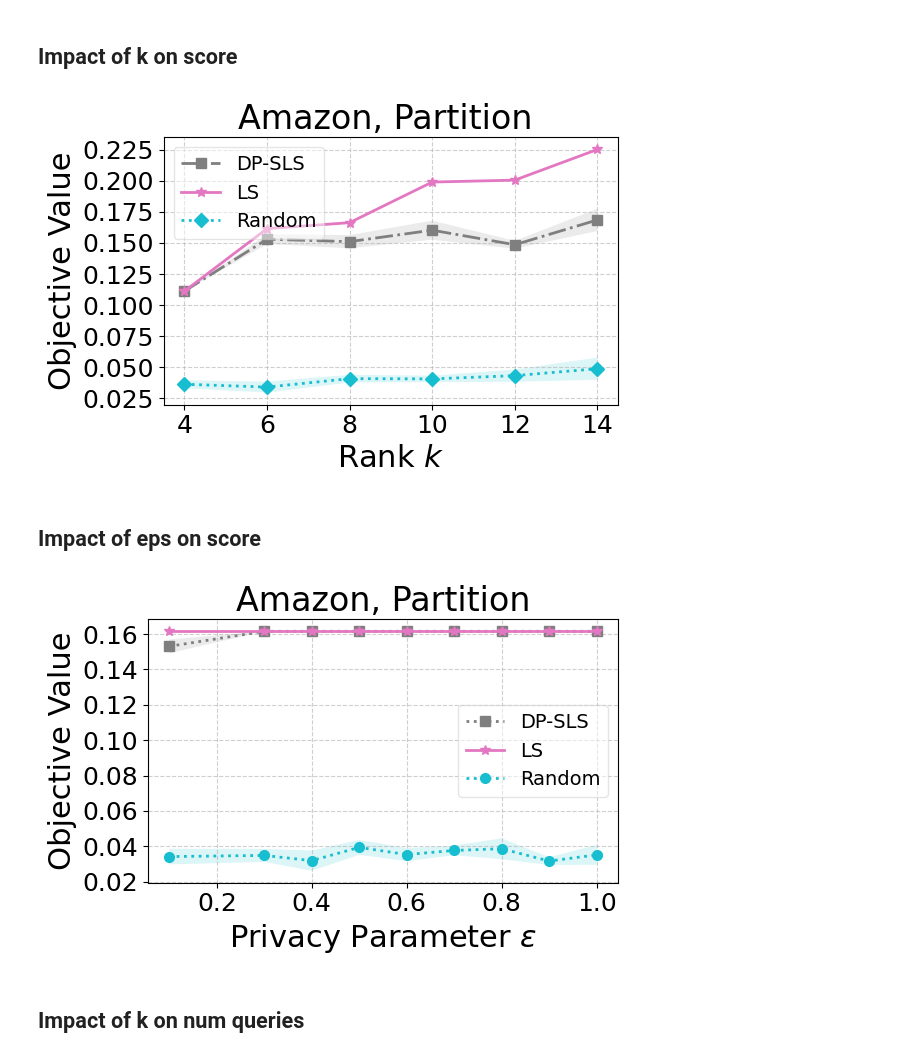
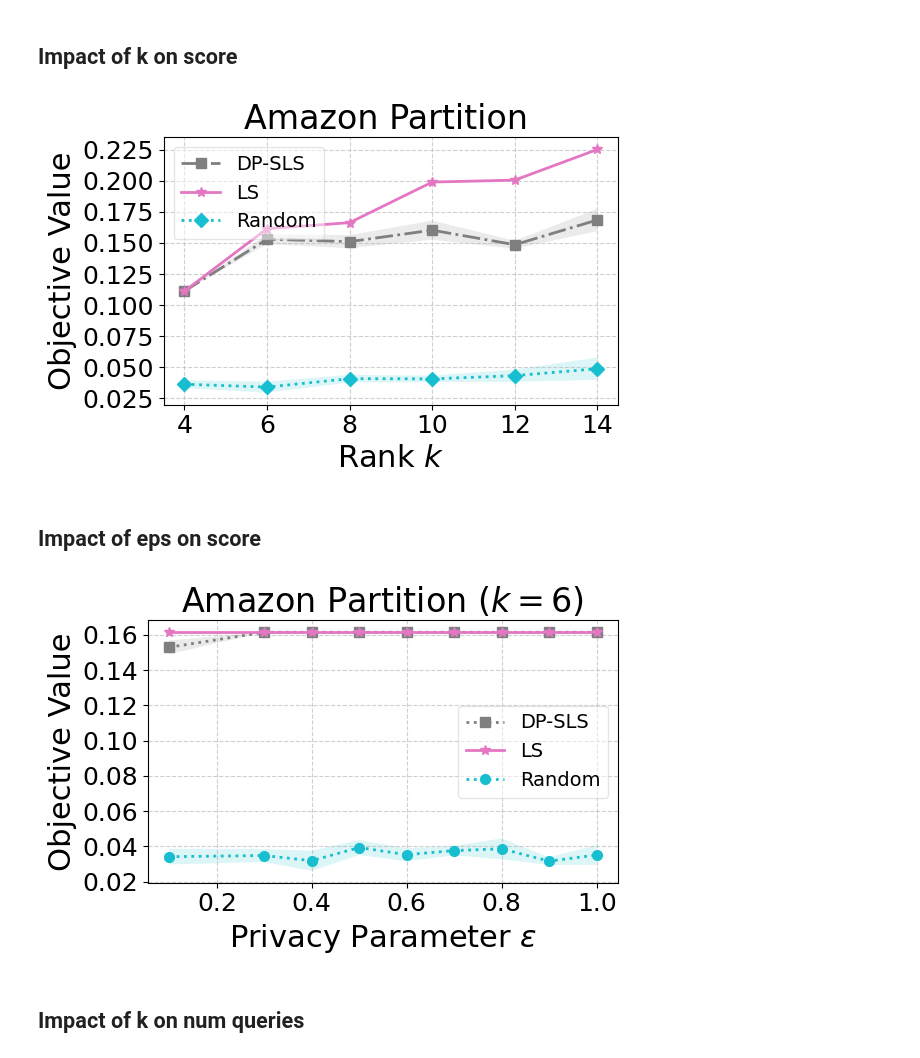
Before and after one commit to ronzadi/Differentially-Private-Max-Sum-Diversification, a Jupyter notebook: visualize_results/visualize_amazon_matroid.ipynb, the cells around one changed output. Cells and saved outputs as stored; diff of their text form; code cells hidden in the pictures.

```diff
--- a/visualize_results/visualize_amazon_matroid.ipynb
+++ b/visualize_results/visualize_amazon_matroid.ipynb
@@ -82,7 +82,7 @@ for i, alg in enumerate(algorithms):
 # Formatting for large text relative to the image size
 plt.xlabel('Rank $k$', fontsize=22)
 plt.ylabel('Objective Value', fontsize=22)
-plt.title('Amazon, Partition ', fontsize=24)
+plt.title('Amazon Partition ', fontsize=24)
 
 plt.xticks(range(4,16,2), fontsize=18)
 plt.yticks(fontsize=18)
@@ -93,7 +93,7 @@ plt.tight_layout() # Ensures labels don't get cut off
 plt.savefig('amazon_matroid_k_on_val.pdf')
 plt.show()
 # %% [output]
-[figure, old version]
+[figure, new version]
 # %% [markdown]
 ## Impact of eps on score
 # %%
@@ -145,35 +145,35 @@ for i, alg in enumerate(algorithms):
     color=colors[i % len(colors)],
     marker=markers[i % len(markers)],
     linestyle=linestyles[i % len(linestyles)],
     linewidth=2,
     markersize=7
     )
     plt.fill_between(
     alg_data['eps'],
     alg_data['mean'] - alg_data['std'],
     alg_data['mean'] + alg_data['std'],
     color=line.get_color(),
     alpha=0.15,  # Low alpha for transparency
     edgecolor='none' # No border around the shade for a softer look
      )
 
 # Formatting with exact fontsizes from your reference
 plt.xlabel('Privacy Parameter $\\varepsilon$', fontsize=22)
 plt.ylabel('Objective Value', fontsize=22)
-plt.title('Amazon, Partition', fontsize=24)
+plt.title('Amazon Partition ($k=6$)', fontsize=24)
 
 # Show only even ticks to avoid crowding: 0.02, 0.04, 0.06, 0.08, 0.10
 plt.xticks(eps_list[1::2], fontsize=18)
 plt.yticks(fontsize=18)
 
 plt.legend(fontsize=14, frameon=True, ncols=1, framealpha=0.5)# Exact size from your reference
 plt.grid(True, linestyle='--', alpha=0.6)
 
 plt.tight_layout()
 plt.savefig('amazon_matroid_eps_on_val.pdf')
 plt.show()
 # %% [output]
-[figure, old version]
+[figure, new version]
 # %% [markdown]
 ## Impact of k on num queries
 # %%
```
Also changed, not shown: parts of 6 cells of this notebook.
